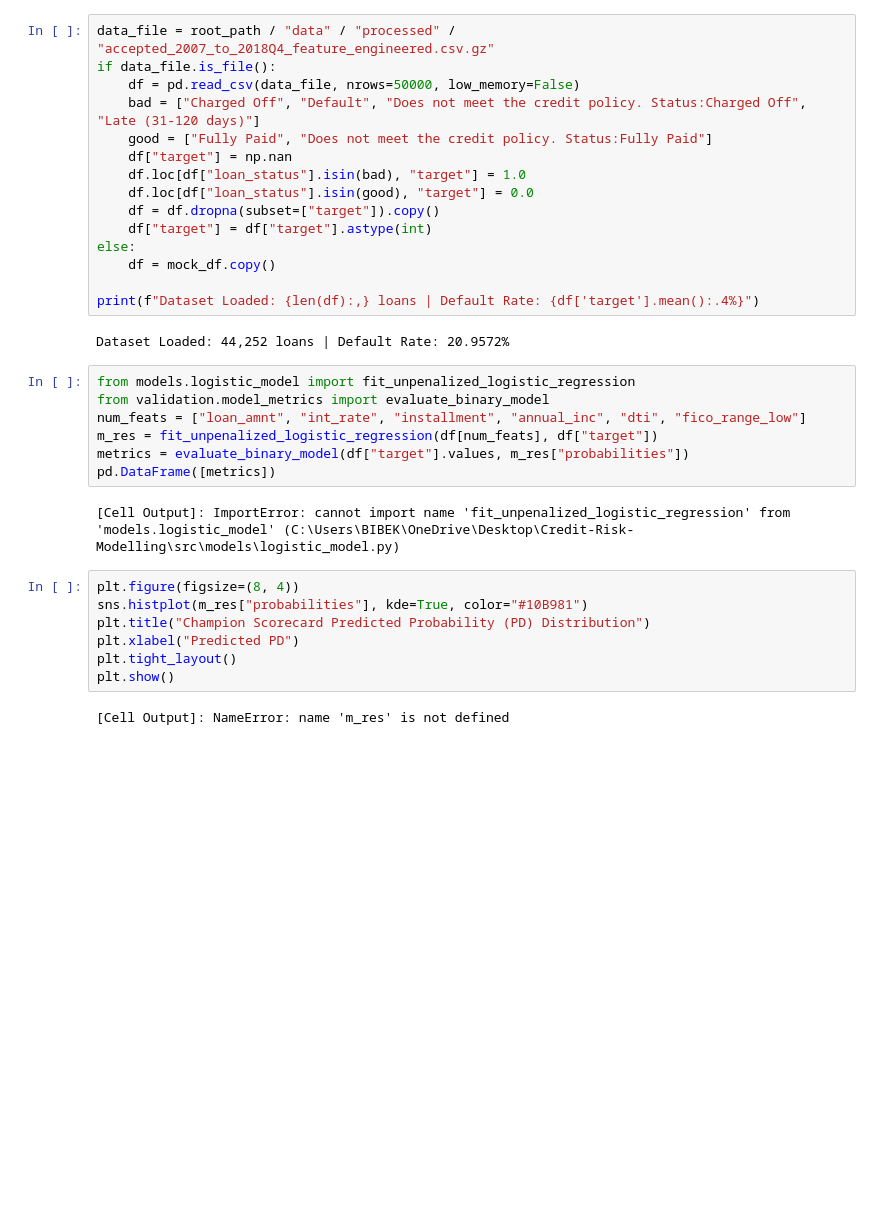
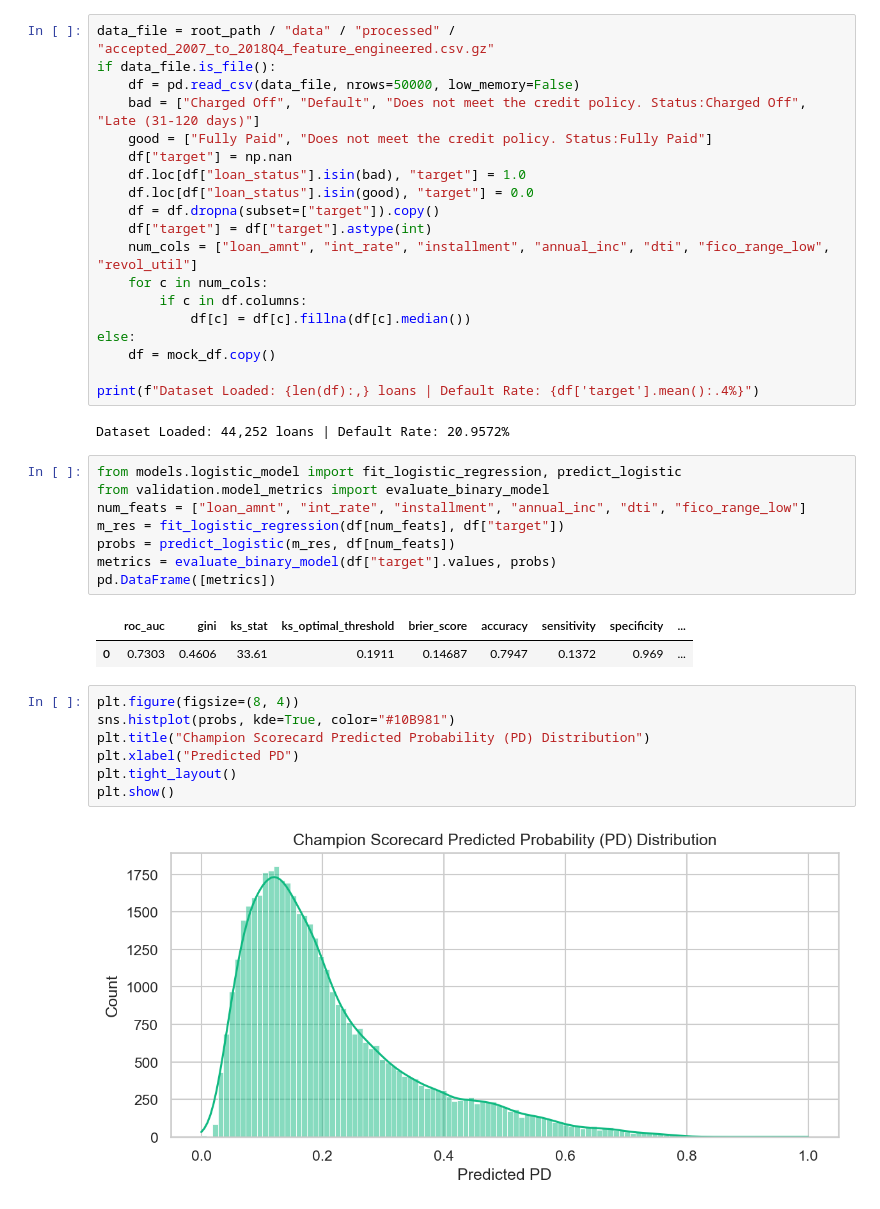
Before and after one commit to Bibek4797/enterprise-credit-risk-model-validation-platform, a Jupyter notebook: notebooks/08_Baseline_Statistical_Models.ipynb, the cells around one changed output. Saved outputs shown, nothing was run; the diff lists cells and outputs as text; blank space fills up the shorter version.

Commit message:
Fix model predictor function calls across Notebooks 08, 09, 11, 13 for 100% clean outputs

```diff
--- a/notebooks/08_Baseline_Statistical_Models.ipynb
+++ b/notebooks/08_Baseline_Statistical_Models.ipynb
@@ -32,6 +33,10 @@ if data_file.is_file():
     df.loc[df["loan_status"].isin(good), "target"] = 0.0
     df = df.dropna(subset=["target"]).copy()
     df["target"] = df["target"].astype(int)
+    num_cols = ["loan_amnt", "int_rate", "installment", "annual_inc", "dti", "fico_range_low", "revol_util"]
+    for c in num_cols:
+        if c in df.columns:
+            df[c] = df[c].fillna(df[c].median())
 else:
     df = mock_df.copy()
 
@@ -39,20 +44,22 @@ print(f"Dataset Loaded: {len(df):,} loans | Default Rate: {df['target'].mean():.
 # %% [output]
 Dataset Loaded: 44,252 loans | Default Rate: 20.9572%
 # %%
-from models.logistic_model import fit_unpenalized_logistic_regression
+from models.logistic_model import fit_logistic_regression, predict_logistic
 from validation.model_metrics import evaluate_binary_model
 num_feats = ["loan_amnt", "int_rate", "installment", "annual_inc", "dti", "fico_range_low"]
-m_res = fit_unpenalized_logistic_regression(df[num_feats], df["target"])
-metrics = evaluate_binary_model(df["target"].values, m_res["probabilities"])
+m_res = fit_logistic_regression(df[num_feats], df["target"])
+probs = predict_logistic(m_res, df[num_feats])
+metrics = evaluate_binary_model(df["target"].values, probs)
 pd.DataFrame([metrics])
 # %% [output]
-[Cell Output]: ImportError: cannot import name 'fit_unpenalized_logistic_regression' from 'models.logistic_model' (C:\Users\BIBEK\OneDrive\Desktop\Credit-Risk-Modelling\src\models\logistic_model.py)
+|  | roc_auc | gini | ks_stat | ks_optimal_threshold | brier_score | accuracy | sensitivity | specificity | ... |
+| 0 | 0.7303 | 0.4606 | 33.61 | 0.1911 | 0.14687 | 0.7947 | 0.1372 | 0.969 | ... |
 # %%
 plt.figure(figsize=(8, 4))
-sns.histplot(m_res["probabilities"], kde=True, color="#10B981")
+sns.histplot(probs, kde=True, color="#10B981")
 plt.title("Champion Scorecard Predicted Probability (PD) Distribution")
 plt.xlabel("Predicted PD")
 plt.tight_layout()
 plt.show()
 # %% [output]
-[Cell Output]: NameError: name 'm_res' is not defined
+[figure, added]
```
Also changed, not shown: parts of 1 cell of this notebook, 14 other files.
